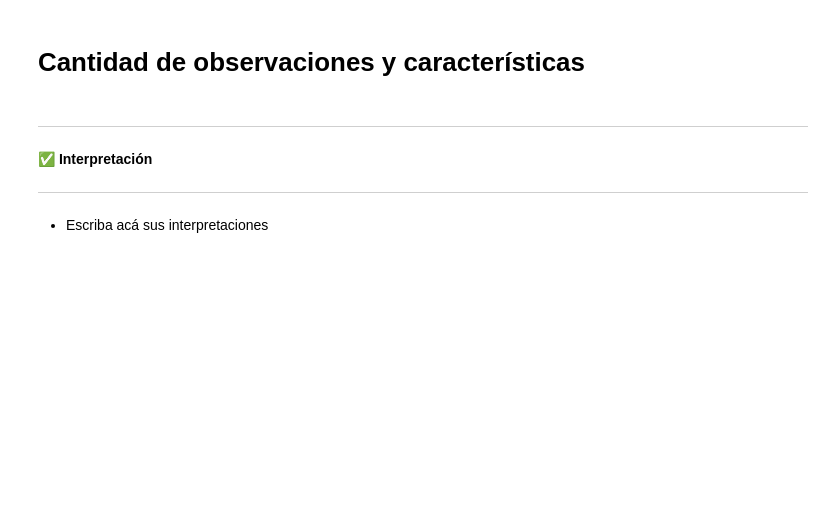
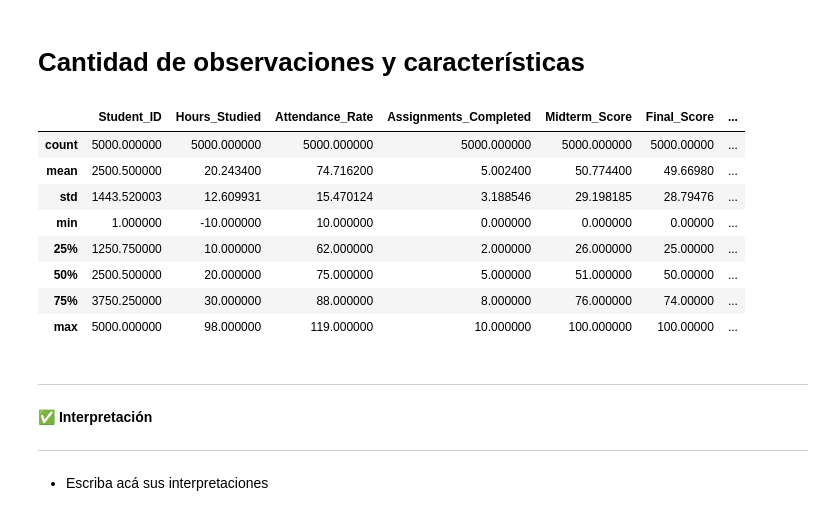
Before and after one commit to kotonitro/Inteligencia_Artificial_UBB, a Jupyter notebook: 620454_Base_Evaluacion_1_AnalisisExploratorio.ipynb, the cells around one changed output. Cells and saved outputs as stored; diff of their text form; code cells hidden in the pictures; blank space fills up the shorter version.

Commit message:
Deteccion de nulos y describe del DF

```diff
--- a/620454_Base_Evaluacion_1_AnalisisExploratorio.ipynb
+++ b/620454_Base_Evaluacion_1_AnalisisExploratorio.ipynb
@@ -116,3 +121,15 @@ data.head()
+# %%
+data_frame.describe()
+# %% [output]
+|  | Student_ID | Hours_Studied | Attendance_Rate | Assignments_Completed | Midterm_Score | Final_Score | ... |
+| count | 5000.000000 | 5000.000000 | 5000.000000 | 5000.000000 | 5000.000000 | 5000.00000 | ... |
+| mean | 2500.500000 | 20.243400 | 74.716200 | 5.002400 | 50.774400 | 49.66980 | ... |
+| std | 1443.520003 | 12.609931 | 15.470124 | 3.188546 | 29.198185 | 28.79476 | ... |
+| min | 1.000000 | -10.000000 | 10.000000 | 0.000000 | 0.000000 | 0.00000 | ... |
+| 25% | 1250.750000 | 10.000000 | 62.000000 | 2.000000 | 26.000000 | 25.00000 | ... |
+| 50% | 2500.500000 | 20.000000 | 75.000000 | 5.000000 | 51.000000 | 50.00000 | ... |
+| 75% | 3750.250000 | 30.000000 | 88.000000 | 8.000000 | 76.000000 | 74.00000 | ... |
+| max | 5000.000000 | 98.000000 | 119.000000 | 10.000000 | 100.000000 | 100.00000 | ... |
 # %% [markdown]
 ---
 ✅ **Interpretación**
```
Also changed, not shown: parts of 5 cells of this notebook.
